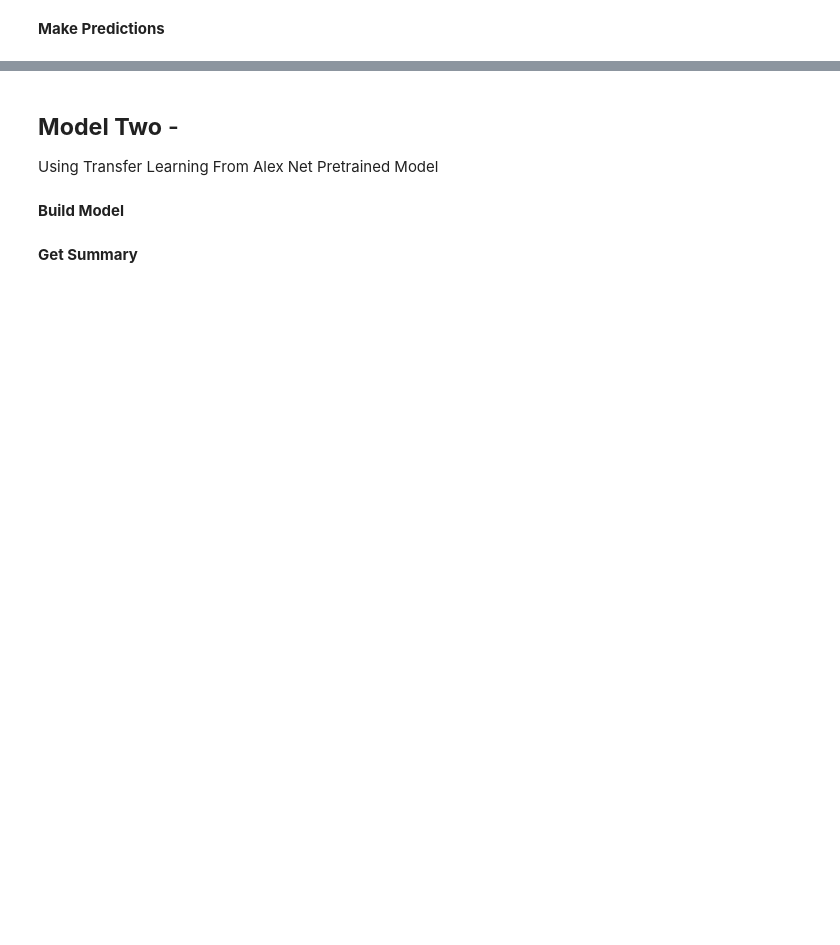
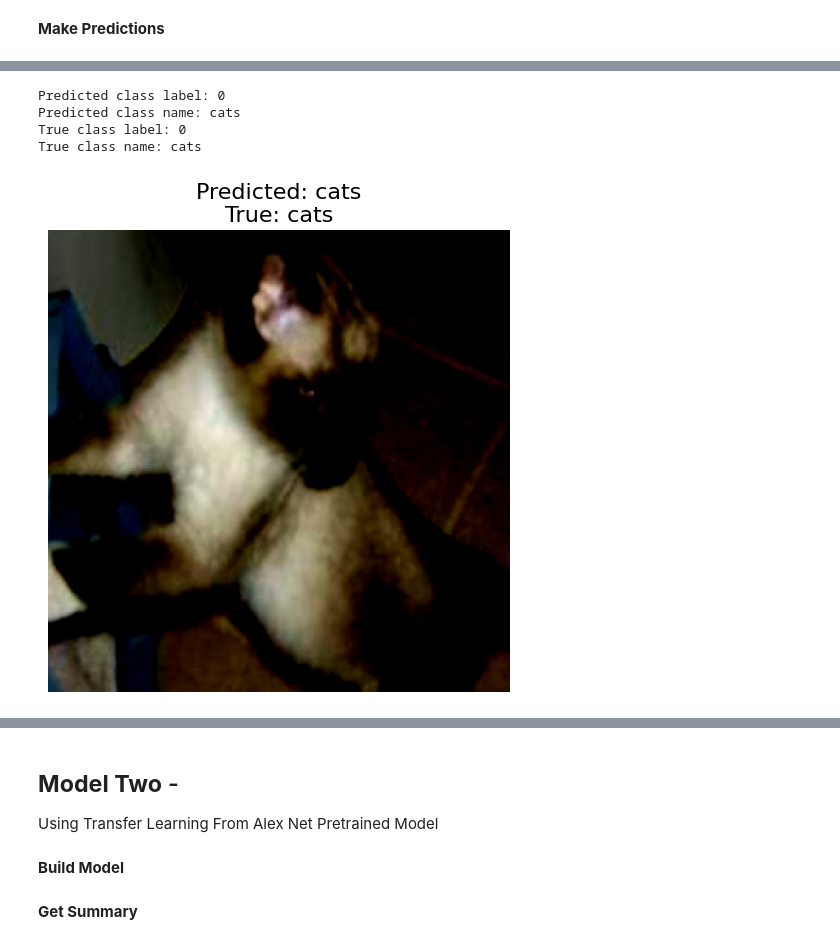
Before and after one commit to sleekyucee/programming4AI, a Jupyter notebook: Notebooks/Programming_and_Maths_INM702_CourseWork_TaskTwo_Amua_U.ipynb, the cells around one changed output, grey strips where cells are left out. Drawn from its saved outputs; the diff is of its cells as text; code cells hidden in the pictures; blank space fills up the shorter version.

```diff
--- a/Notebooks/Programming_and_Maths_INM702_CourseWork_TaskTwo_Amua_U.ipynb
+++ b/Notebooks/Programming_and_Maths_INM702_CourseWork_TaskTwo_Amua_U.ipynb
@@ -1253,0 +1165,44 @@ Model One - Validation Accuracy: 78.33%
+# %%
+#get a random sample from val loader
+random_batch = random.choice(val_loader.dataset)
+
+#extract image and label from random sample
+image, label = random_batch
+
+#add a batch dimension to image
+image = image.unsqueeze(0).to(device)
+
+#make predictions for random image
+outputs = model1(image)
+
+#get the predicted class label
+predicted_class_label = outputs[0].argmax().item()
+
+#get the class names for the predicted and true labels
+predicted_class_name = class_labels[predicted_class_label]
+true_class_name = class_labels[label]
+
+#display results
+print(f"Predicted class label: {predicted_class_label}")
+print(f"Predicted class name: {predicted_class_name}")
+print(f"True class label: {label}")
+print(f"True class name: {true_class_name}")
+
+#move image to CPU for plotting
+image = image.squeeze(0).cpu()
+
+#convert image tensor to numpy array
+image = image.permute(1, 2, 0).numpy()  #rearrange dimensions for matplotlib (H, W, C)
+
+#plot the image
+plt.figure(figsize=(6, 6))
+plt.imshow(image)
+plt.title(f"Predicted: {predicted_class_name}\nTrue: {true_class_name}", fontsize=16)
+plt.axis('off')
+plt.show()
+# %% [output]
+Predicted class label: 0
+Predicted class name: cats
+True class label: 0
+True class name: cats
+[figure, added]
```
Also changed, not shown: parts of 75 cells of this notebook.
